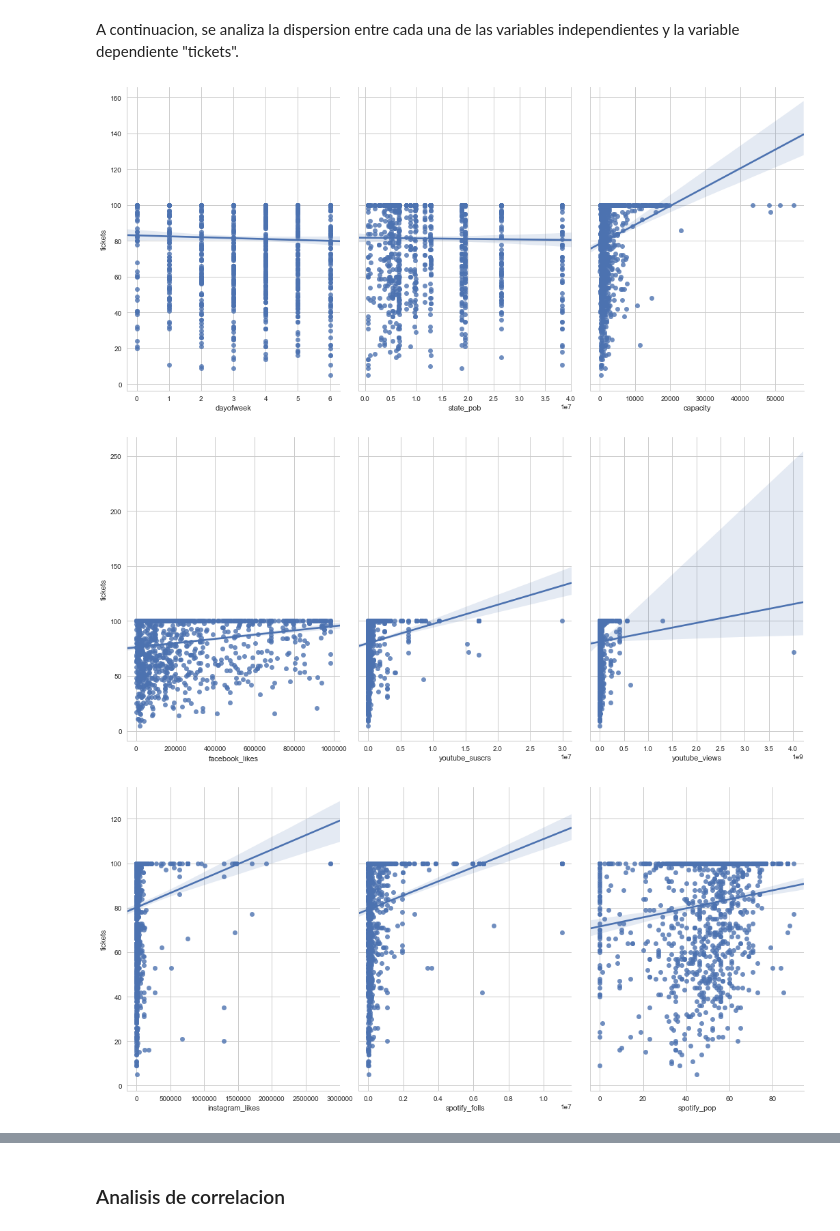
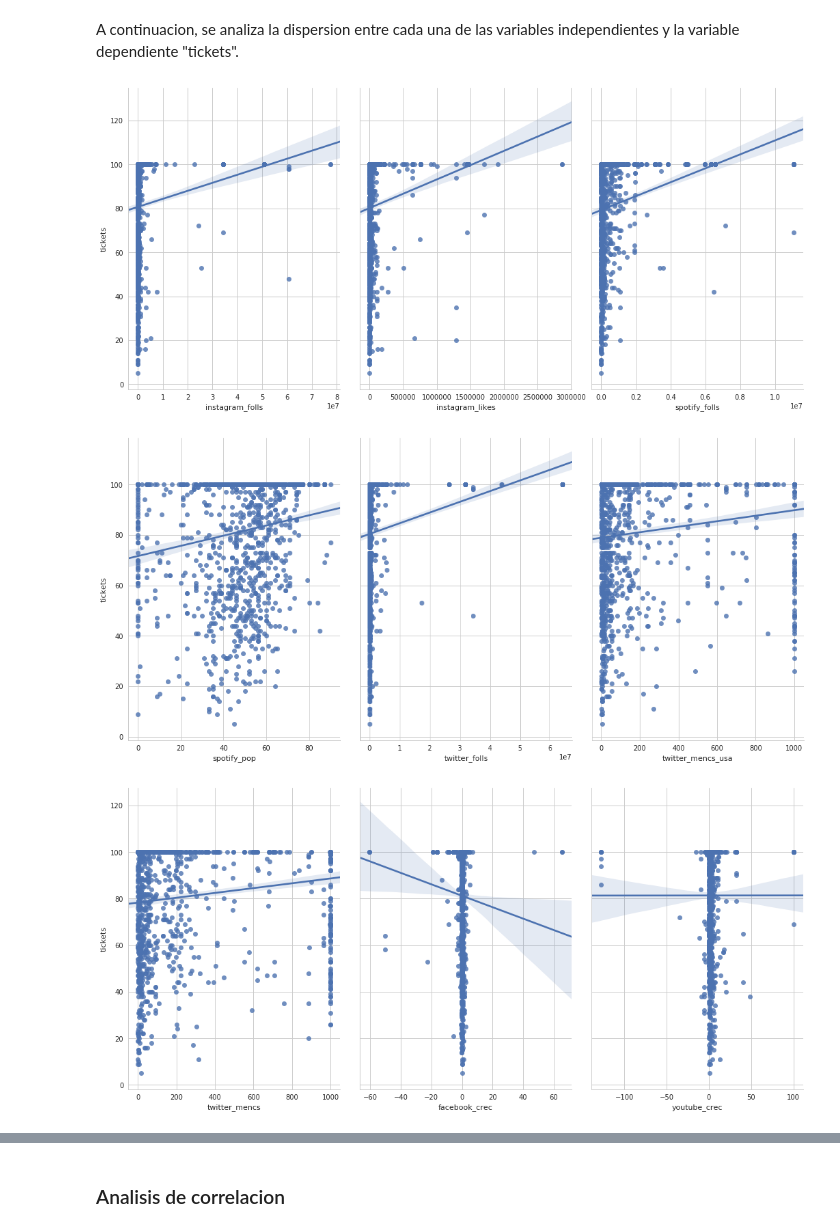
Before and after one commit to danielgomezm/diplomado, a Jupyter notebook: rrss_consolidado.ipynb, the cells around one changed output, grey strips where cells are left out. Drawn from its saved outputs; the diff is of its cells as text; code cells hidden in the pictures.

```diff
--- a/rrss_consolidado.ipynb
+++ b/rrss_consolidado.ipynb
@@ -137,9 +140,9 @@ plt.tight_layout()
 # %% [markdown]
 A continuacion, se analiza la dispersion entre cada una de las variables independientes y la variable dependiente "tickets".
 # %%
-for i in range(1, len(dataset.columns) - 2, 3):
-    sns.pairplot(dataset, x_vars= [dataset.columns[i], dataset.columns[i + 1], data.columns[i + 2]], y_vars='tickets', size=7, aspect=0.7, kind='reg')
+for i in range(8, len(dataset.columns) - 2, 3):
+    sns.pairplot(dataset, x_vars= [dataset.columns[i], dataset.columns[i + 1], dataset.columns[i + 2]], y_vars='tickets', size=7, aspect=0.7, kind='reg')
 # %% [output]
-[figure, old version]
+[figure, new version]
-[figure, old version]
+[figure, new version]
-[figure, old version]
+[figure, new version]
```
Also changed, not shown: parts of 24 cells of this notebook.
